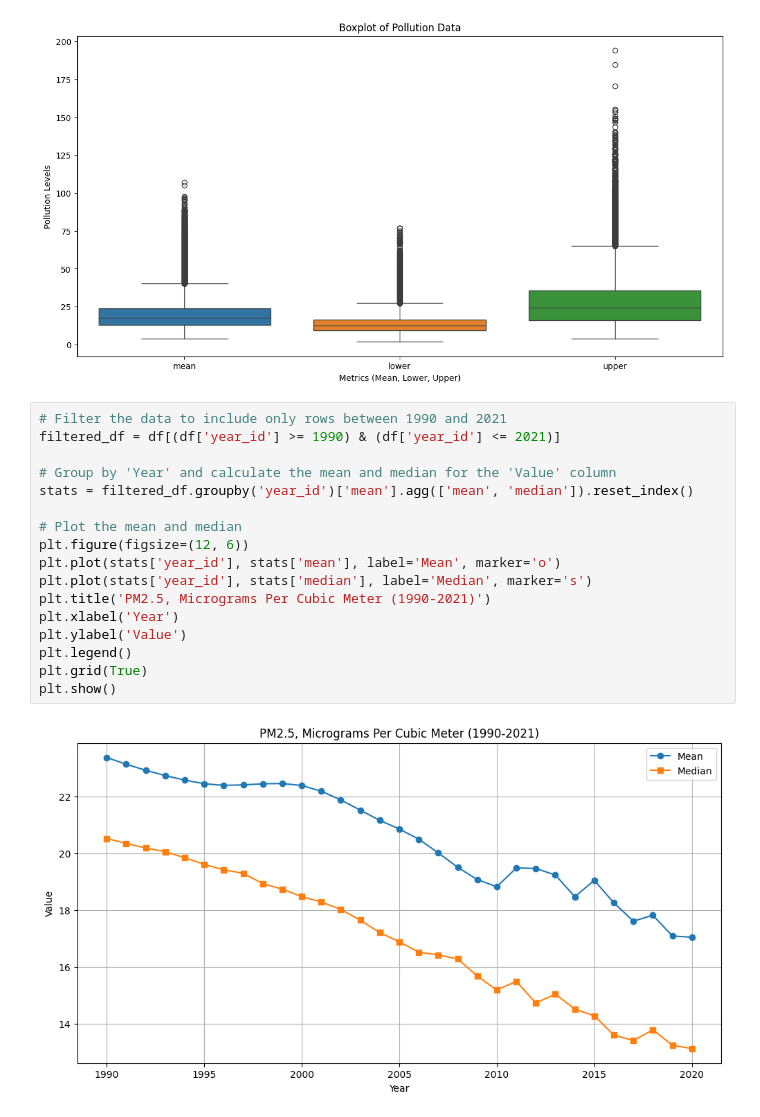
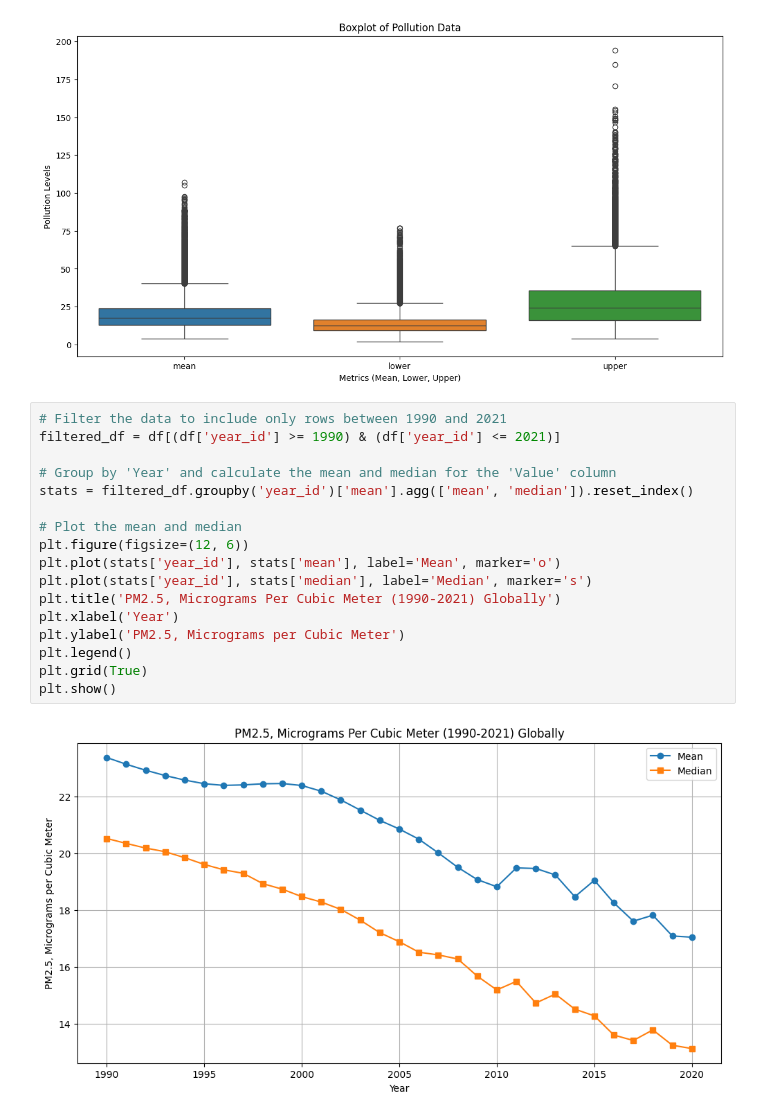
Before and after one commit to EthanXC/Urban-Air-Quality-Prediction, a Jupyter notebook: models.ipynb, the cells around one changed output. Drawn from its saved outputs; the diff is of its cells as text.

```diff
--- a/models.ipynb
+++ b/models.ipynb
@@ -49,19 +51,19 @@ plt.show()
 # %%
 # Filter the data to include only rows between 1990 and 2021
 filtered_df = df[(df['year_id'] >= 1990) & (df['year_id'] <= 2021)]
 
 # Group by 'Year' and calculate the mean and median for the 'Value' column
 stats = filtered_df.groupby('year_id')['mean'].agg(['mean', 'median']).reset_index()
 
 # Plot the mean and median
 plt.figure(figsize=(12, 6))
 plt.plot(stats['year_id'], stats['mean'], label='Mean', marker='o')
 plt.plot(stats['year_id'], stats['median'], label='Median', marker='s')
-plt.title('PM2.5, Micrograms Per Cubic Meter (1990-2021)')
+plt.title('PM2.5, Micrograms Per Cubic Meter (1990-2021) Globally')
 plt.xlabel('Year')
-plt.ylabel('Value')
+plt.ylabel('PM2.5, Micrograms per Cubic Meter')
 plt.legend()
 plt.grid(True)
 plt.show()
 # %% [output]
-[figure, old version]
+[figure, new version]
```
Also changed, not shown: parts of 2 cells of this notebook.
